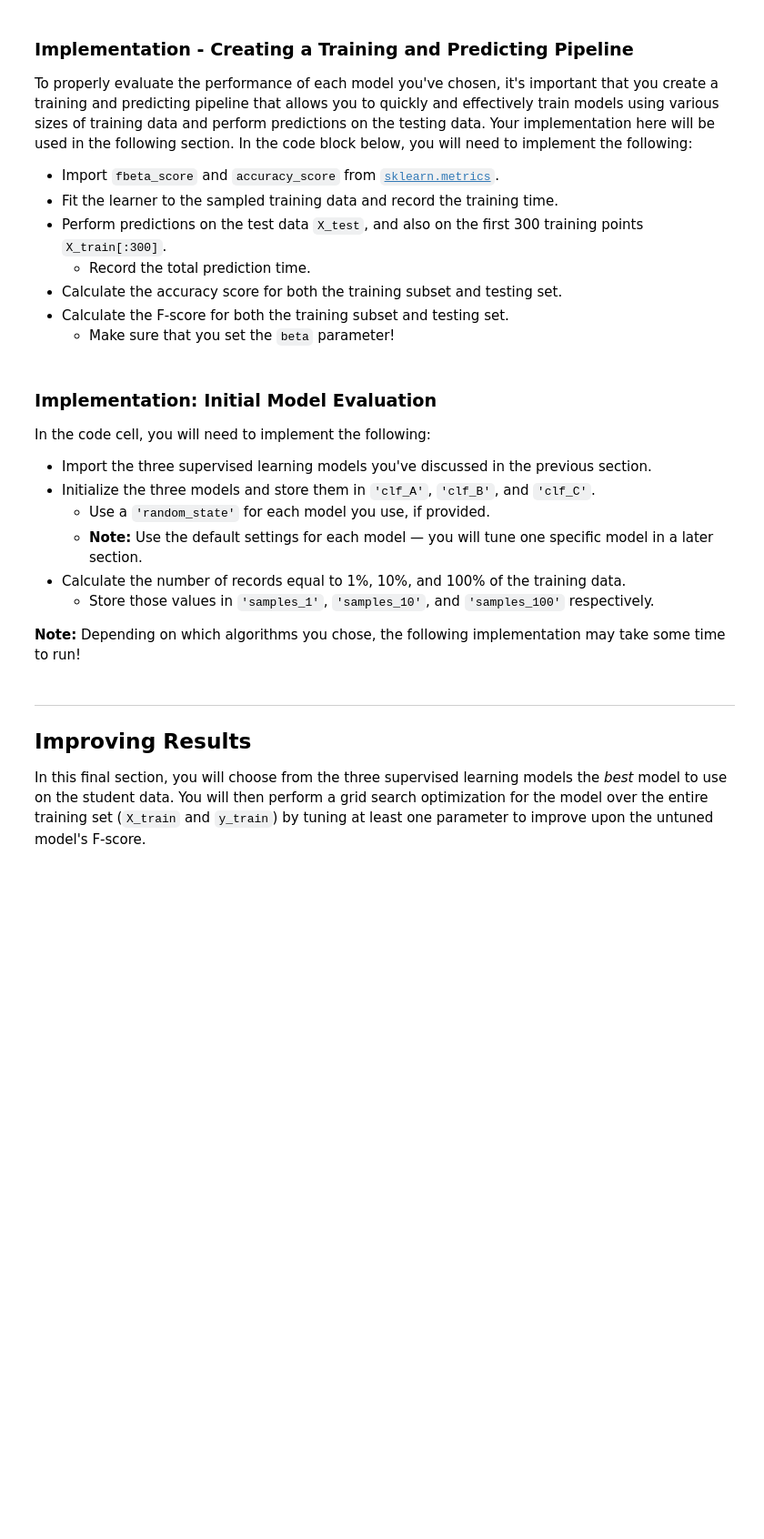
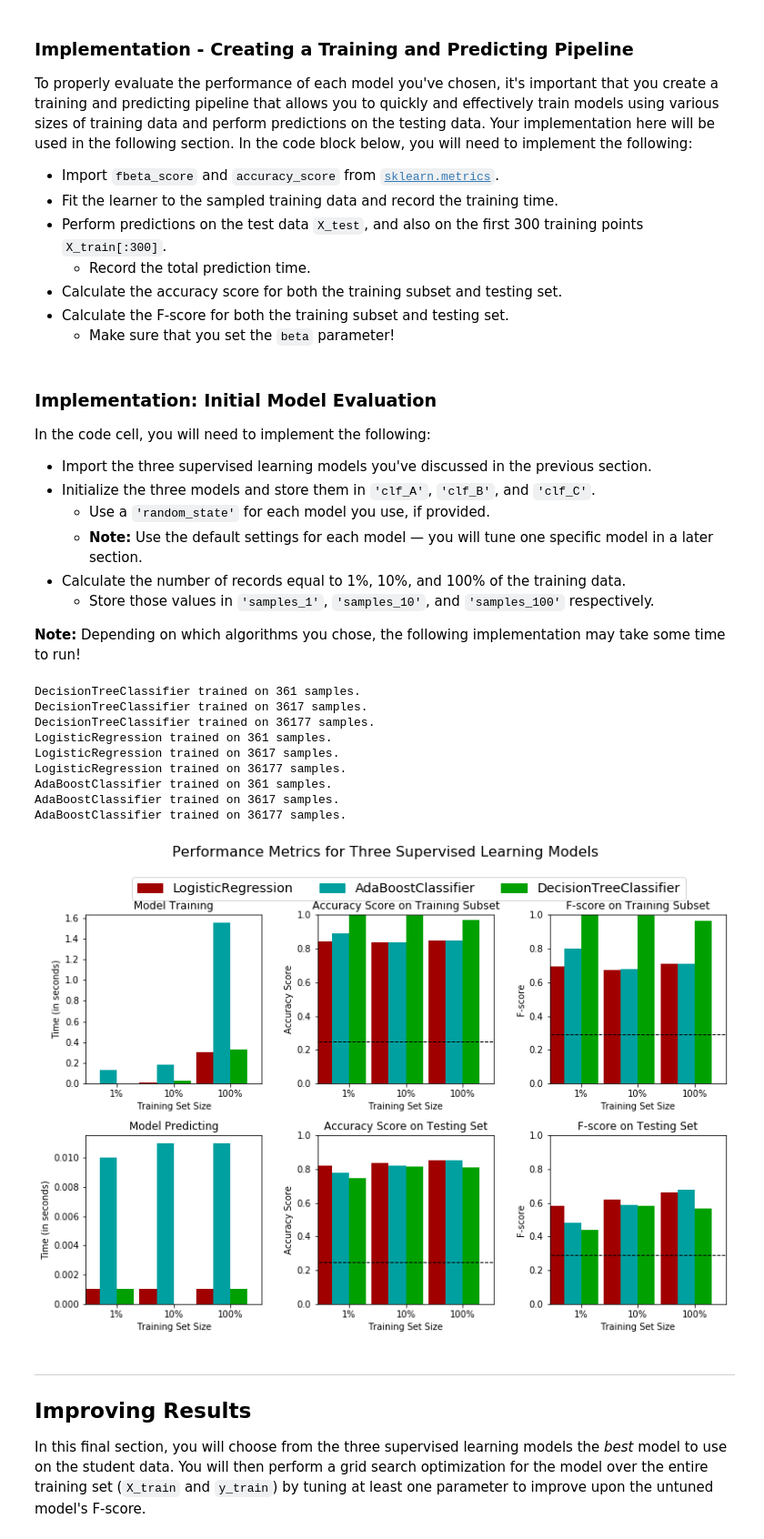
Before and after one commit to rguptabinary/CharityML, a Jupyter notebook: finding_donors.ipynb, the cells around one changed output. Shown: that part at 91% size. Saved outputs shown, nothing was run; the diff lists cells and outputs as text; code cells hidden in the pictures; blank space fills up the shorter version.

```diff
--- a/finding_donors.ipynb
+++ b/finding_donors.ipynb
@@ -178,10 +194,14 @@ Looking at the distribution of classes (those who make at most \$50,000, and tho
 **Note:** You must use the code cell below and assign your results to `'accuracy'` and `'fscore'` to be used later.
 # %%
 # TODO: Calculate accuracy
-accuracy = None
+accuracy = np.sum(data['income'] == '>50K')/float(data.shape[0])
 
 # TODO: Calculate F-score using the formula above for beta = 0.5
-fscore = None
+_precision = np.sum(data['income'] == '>50K')/float(data.shape[0])
+_recall = 1 #as true positive = true positive + false negative
+beta = 0.5
+
+fscore = ((1 + beta**2)*_precision*_recall)/((beta*beta*_precision) + _recall)
 
 # Print the results
 print "Naive Predictor: [Accuracy score: {:.4f}, F-score: {:.4f}]".format(accuracy, fscore)
@@ -217,6 +239,7 @@ In the code block below, you will need to implement the following:
    - Make sure that you set the `beta` parameter!
 # %%
 # TODO: Import two metrics from sklearn - fbeta_score and accuracy_score
+from sklearn.metrics import fbeta_score, accuracy_score
 
 def train_predict(learner, sample_size, X_train, y_train, X_test, y_test):
     '''
@@ -233,33 +256,33 @@ def train_predict(learner, sample_size, X_train, y_train, X_test, y_test):
 
     # TODO: Fit the learner to the training data using slicing with 'sample_size'
     start = time() # Get start time
-    learner = None
+    learner.fit(X_train[:sample_size], y_train[:sample_size])
     end = time() # Get end time
 
     # TODO: Calculate the training time
-    results['train_time'] = None
+    results['train_time'] = end - start
 
     # TODO: Get the predictions on the test set,
     #       then get predictions on the first 300 training samples
     start = time() # Get start time
-    predictions_test = None
-    predictions_train = None
+    predictions_test = learner.predict(X_test[:300])
+    predictions_train = learner.predict(X_train[:300])
     end = time() # Get end time
 
     # TODO: Calculate the total prediction time
-    results['pred_time'] = None
+    results['pred_time'] = end-start
 
     # TODO: Compute accuracy on the first 300 training samples
-    results['acc_train'] = None
+    results['acc_train'] = accuracy_score(predictions_train, y_train[:300])
 
     # TODO: Compute accuracy on test set
-    results['acc_test'] = None
+    results['acc_test'] = accuracy_score(predictions_test, y_test[:300])
 
     # TODO: Compute F-score on the the first 300 training samples
-    results['f_train'] = None
+    results['f_train'] = fbeta_score(y_train[:300], predictions_train, beta=0.5, average='binary')
 
     # TODO: Compute F-score on the test set
-    results['f_test'] = None
+    results['f_test'] = fbeta_score(y_test[:300], predictions_test, beta=0.5, average='binary')
 
     # Success
     print "{} trained on {} samples.".format(learner.__class__.__name__, sample_size)
@@ -279,28 +302,42 @@ In the code cell, you will need to implement the following:
 **Note:** Depending on which algorithms you chose, the following implementation may take some time to run!
 # %%
 # TODO: Import the three supervised learning models from sklearn
+from sklearn.tree import DecisionTreeClassifier
+from sklearn.linear_model import LogisticRegression
+from sklearn.ensemble import AdaBoostClassifier
 
 # TODO: Initialize the three models
-clf_A = None
-clf_B = None
-clf_C = None
+clf_A = DecisionTreeClassifier(random_state=1)
+clf_B = LogisticRegression(random_state=1)
+clf_C = AdaBoostClassifier(random_state=1)
 
 # TODO: Calculate the number of samples for 1%, 10%, and 100% of the training data
-samples_1 = None
-samples_10 = None
-samples_100 = None
+samples_1 = len(X_train)/100
+samples_10 = len(X_train)/10
+samples_100 = len(X_train)
 
 # Collect results on the learners
 results = {}
 for clf in [clf_A, clf_B, clf_C]:
     clf_name = clf.__class__.__name__
     results[clf_name] = {}
     for i, samples in enumerate([samples_1, samples_10, samples_100]):
         results[clf_name][i] = \
         train_predict(clf, samples, X_train, y_train, X_test, y_test)
 
 # Run metrics visualization for the three supervised learning models chosen
 vs.evaluate(results, accuracy, fscore)
+# %% [output]
+DecisionTreeClassifier trained on 361 samples.
+DecisionTreeClassifier trained on 3617 samples.
+DecisionTreeClassifier trained on 36177 samples.
+LogisticRegression trained on 361 samples.
+LogisticRegression trained on 3617 samples.
+LogisticRegression trained on 36177 samples.
+AdaBoostClassifier trained on 361 samples.
+AdaBoostClassifier trained on 3617 samples.
+AdaBoostClassifier trained on 36177 samples.
+[figure, added]
 # %% [markdown]
 ----
 ## Improving Results
```
Also changed, not shown: parts of 7 cells of this notebook.
